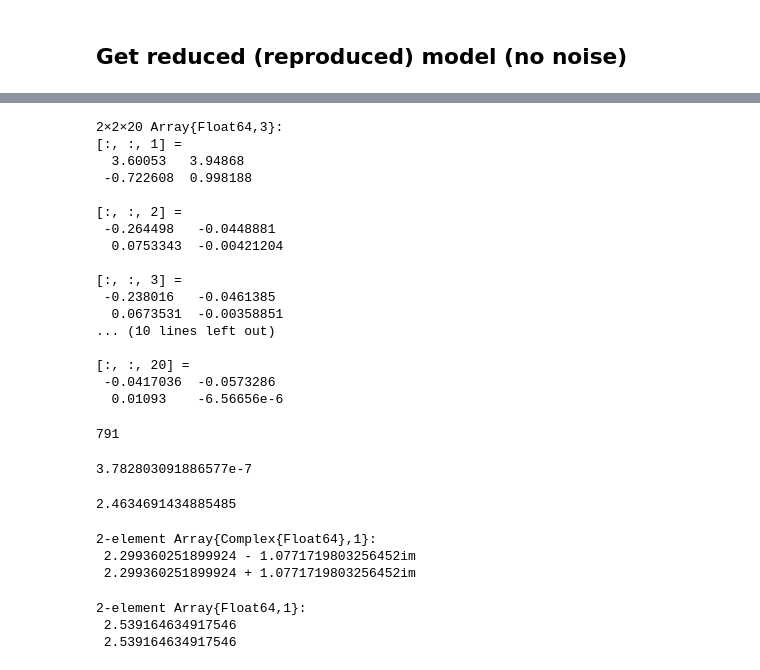
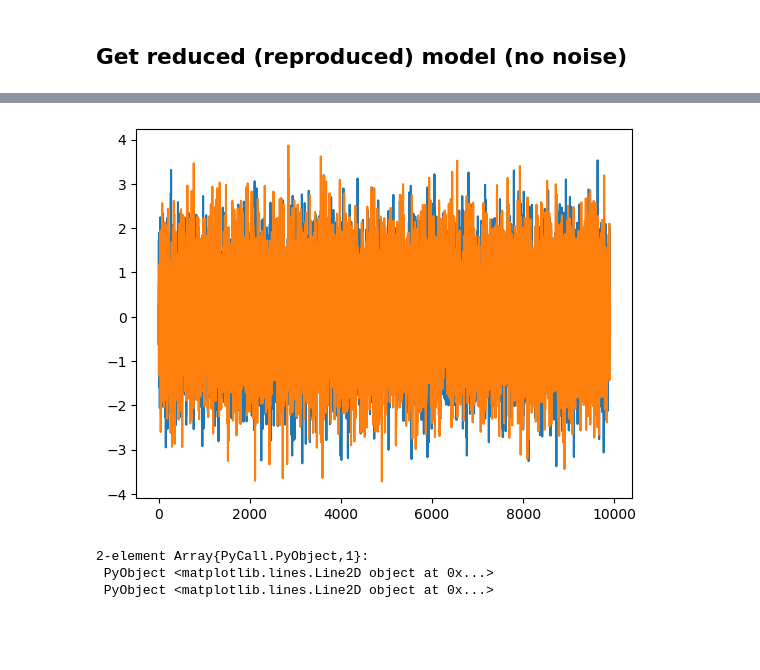
Before and after one commit to JaredMcB/DDRM, a Jupyter notebook: Examples/LinearSDE/Scalar LinearSDE Model Reduction.ipynb, the cells around one changed output, grey strips where cells are left out. Cells and saved outputs as stored; diff of their text form; code cells hidden in the pictures; blank space fills up the shorter version.

```diff
--- a/Examples/LinearSDE/Scalar LinearSDE Model Reduction.ipynb
+++ b/Examples/LinearSDE/Scalar LinearSDE Model Reduction.ipynb
@@ -61,0 +54,3 @@ N_eff
+# %%
+@time h_wf = get_wf(X, Psi, par = 2000);
+X = X[:,1:N]
@@ -108,2 +115,18 @@ end
+# %%
+d, N  = size(X)
+nu    = size(Psi(X[:,1]),1)
+M_out = 2 #size(h_wf,3)
+
+X_rm = zeros(d,N); X_rm[:,1:M_out] = X[:,1:M_out]
+
+PSI = zeros(nu,N);
+for i = 1:M_out
+    PSI[:,i] = Psi(X_rm[:,i])
+end
+
+for i = M_out + 1 : N
+    X_rm[:,i] = sum(h_wf[:,:,k]*PSI[:,i-k] for k = 1:M_out, dims = 2) + sqrt(h)*σ*randn(d)
+    PSI[:,i] = Psi(X_rm[:,i])
+end
 # %%
 data = Dict(
@@ -180,2 +164,0 @@ abs.(eigen(h_wf_4[:,:,1]).values)
-# %%
-X_rm = data["X__rm_55_h_4"]
@@ -213,22 +172,0 @@ bas
-# %%
-Psi(x) = x
-X = data["X_55"]
-h_wf_55 = data["h_wf_55"]
-# %% [output]
-2×2×20 Array{Float64,3}:
-[:, :, 1] =
-  3.60053   3.94868
- -0.722608  0.998188
-
-[:, :, 2] =
- -0.264498   -0.0448881
-  0.0753343  -0.00421204
-
-[:, :, 3] =
- -0.238016   -0.0461385
-  0.0673531  -0.00358851
-... (10 lines left out)
-
-[:, :, 20] =
- -0.0417036  -0.0573286
-  0.01093    -6.56656e-6
@@ -253,25 +173,7 @@ end
-# %%
-blup = findall(isnan,X_rm[1,:])[1]
-# %% [output]
-791
-# %%
-bas = (abs.(X_rm[1,80]/X_rm[1,60]))^(0.05)
-C = abs(X_rm[1,20])/bas^20
-# %% [output]
-3.782803091886577e-7
-# %%
-bas
-# %% [output]
-2.4634691434885485
-# %%
-E = eigen(h_wf[:,:,1]).values
-# %% [output]
-2-element Array{Complex{Float64},1}:
- 2.299360251899924 - 1.0771719803256452im
- 2.299360251899924 + 1.0771719803256452im
-# %%
-abs.(E)
-# %% [output]
-2-element Array{Float64,1}:
- 2.539164634917546
- 2.539164634917546
+# %%
+plot([X[1:1000:end] X_rm[1:1000:end]])
+# %% [output]
+[figure, added]
+2-element Array{PyCall.PyObject,1}:
+ PyObject <matplotlib.lines.Line2D object at 0x...>
+ PyObject <matplotlib.lines.Line2D object at 0x...>
```
Also changed, not shown: parts of 24 cells of this notebook, 18 other files.
